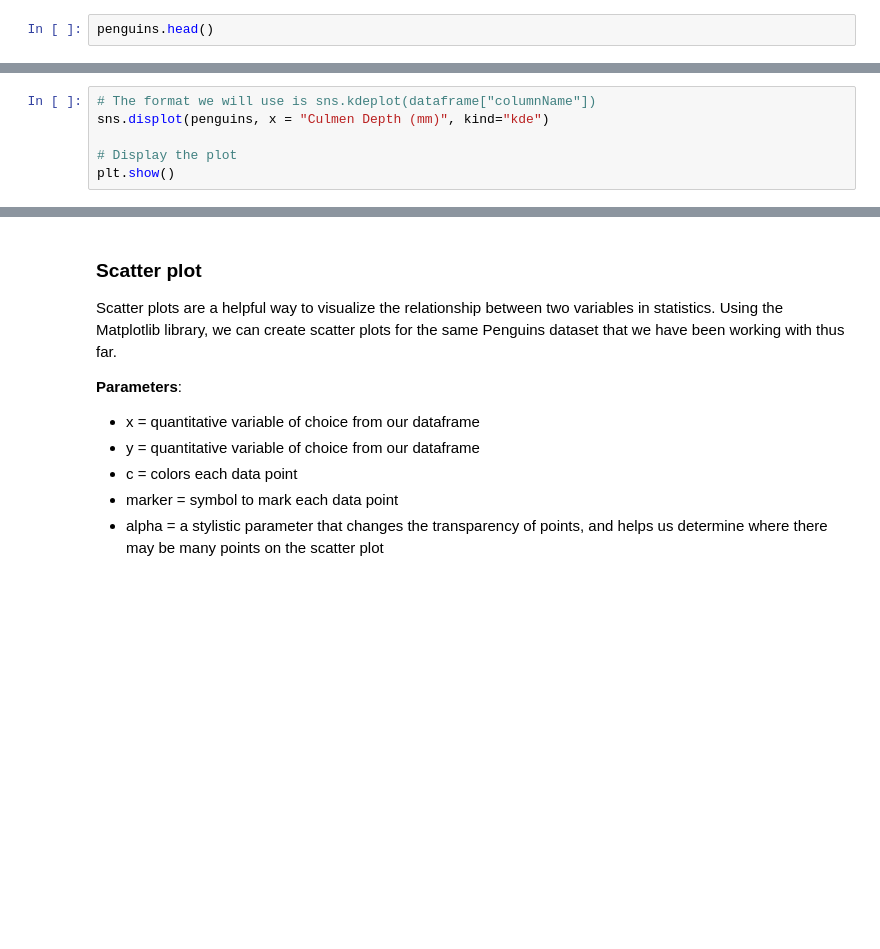
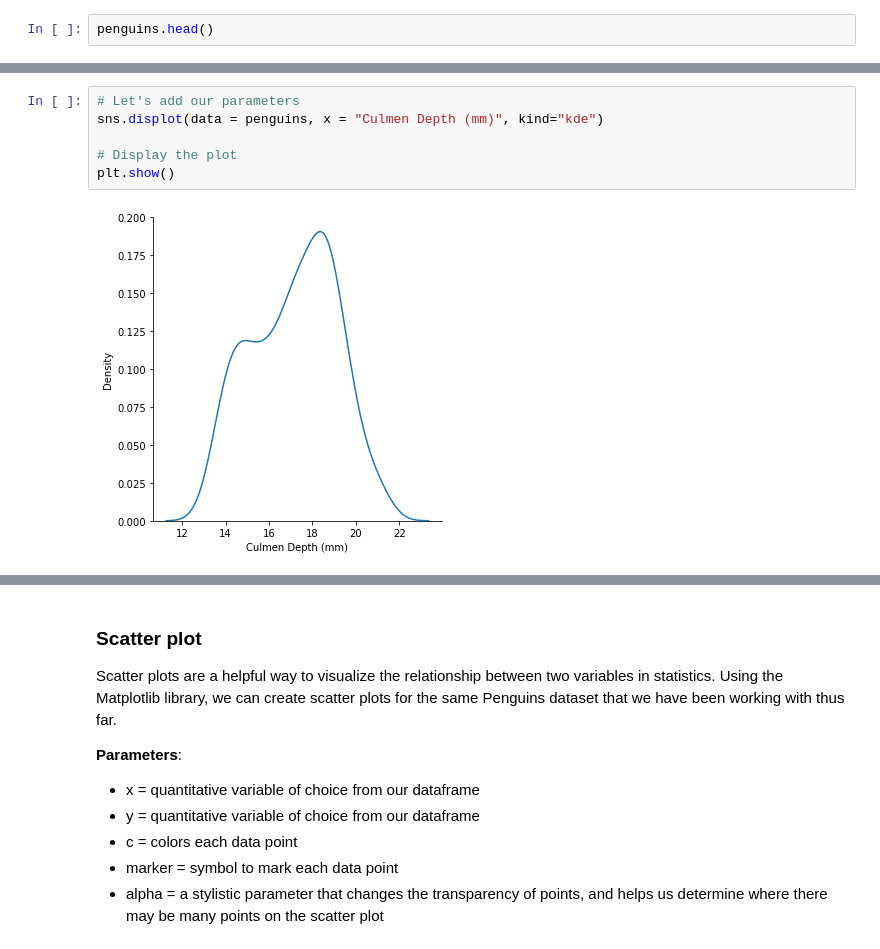
Before and after one commit to vnguyen24/SURF2022, a Jupyter notebook: Session3/Teaching3.ipynb, the cells around one changed output, grey strips where cells are left out. Drawn from its saved outputs; the diff is of its cells as text; blank space fills up the shorter version.

```diff
--- a/Session3/Teaching3.ipynb
+++ b/Session3/Teaching3.ipynb
@@ -249,6 +296,8 @@ penguins.head()
 # %%
-# The format we will use is sns.kdeplot(dataframe["columnName"])
-sns.displot(penguins, x = "Culmen Depth (mm)", kind="kde")
+# Let's add our parameters
+sns.displot(data = penguins, x = "Culmen Depth (mm)", kind="kde")
 
 # Display the plot
 plt.show()
+# %% [output]
+[figure, added]
```
Also changed, not shown: parts of 22 cells of this notebook, 1 other file.
